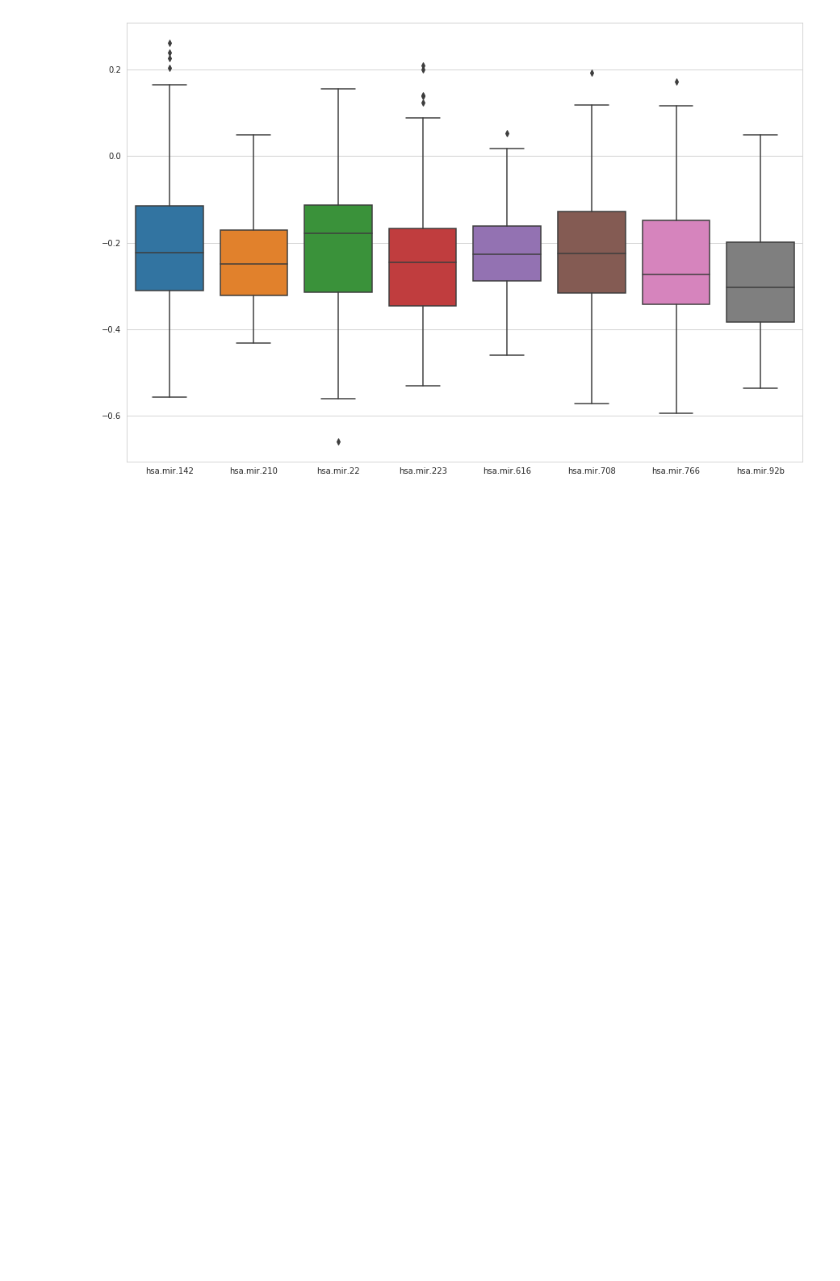
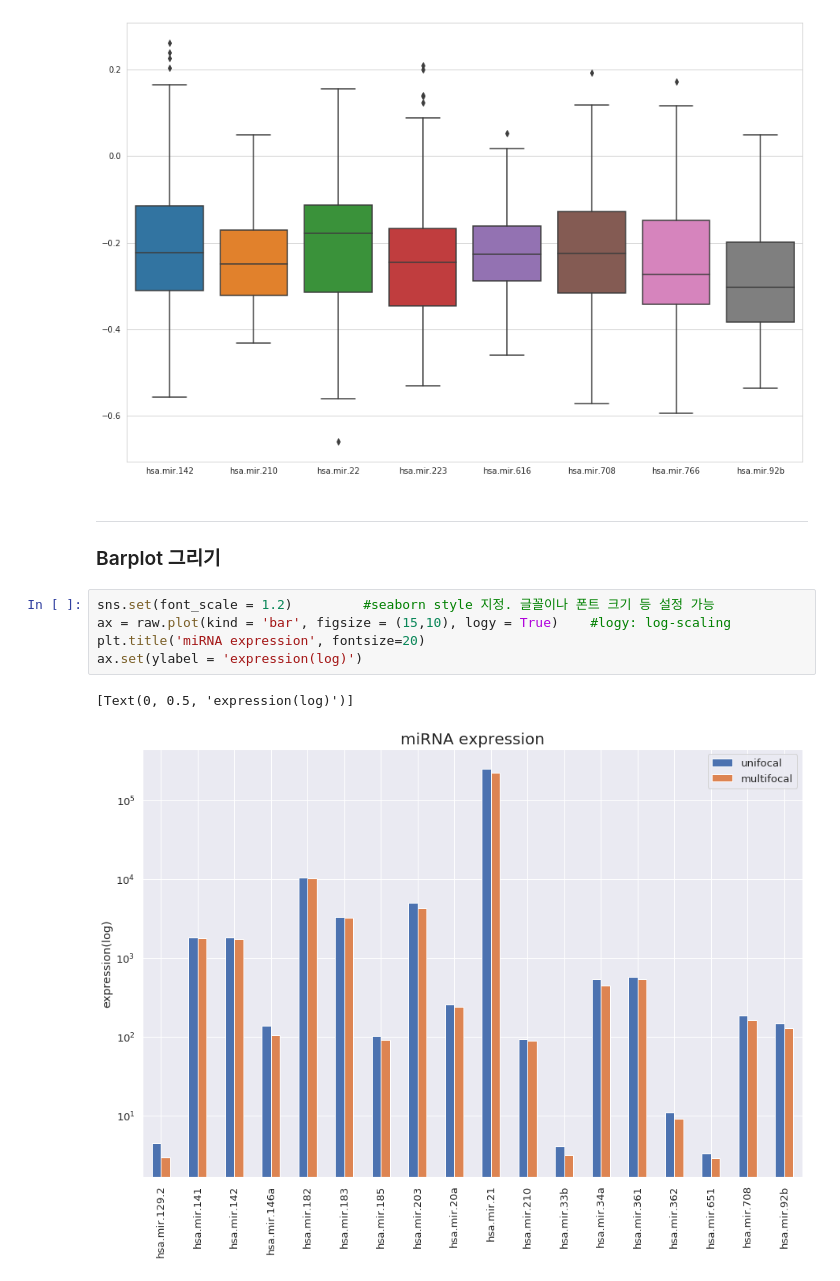
Before and after one commit to boringariel/python, a Jupyter notebook: visualization/3. Seaborn visualization.ipynb, the cells around one changed output. Drawn from its saved outputs; the diff is of its cells as text; blank space fills up the shorter version.

```diff
--- a/visualization/3. Seaborn visualization.ipynb
+++ b/visualization/3. Seaborn visualization.ipynb
@@ -41,3 +56,14 @@ sns.boxplot(data = df2)
 # %% [output]
 <matplotlib.axes._subplots.AxesSubplot at 0x...>
 [figure]
+# %% [markdown]
+---
+### Barplot 그리기
+# %%
+sns.set(font_scale = 1.2)         #seaborn style 지정. 글꼴이나 폰트 크기 등 설정 가능
+ax = raw.plot(kind = 'bar', figsize = (15,10), logy = True)    #logy: log-scaling
+plt.title('miRNA expression', fontsize=20)
+ax.set(ylabel = 'expression(log)')
+# %% [output]
+[Text(0, 0.5, 'expression(log)')]
+[figure, added]
```
Also changed, not shown: parts of 5 cells of this notebook.
